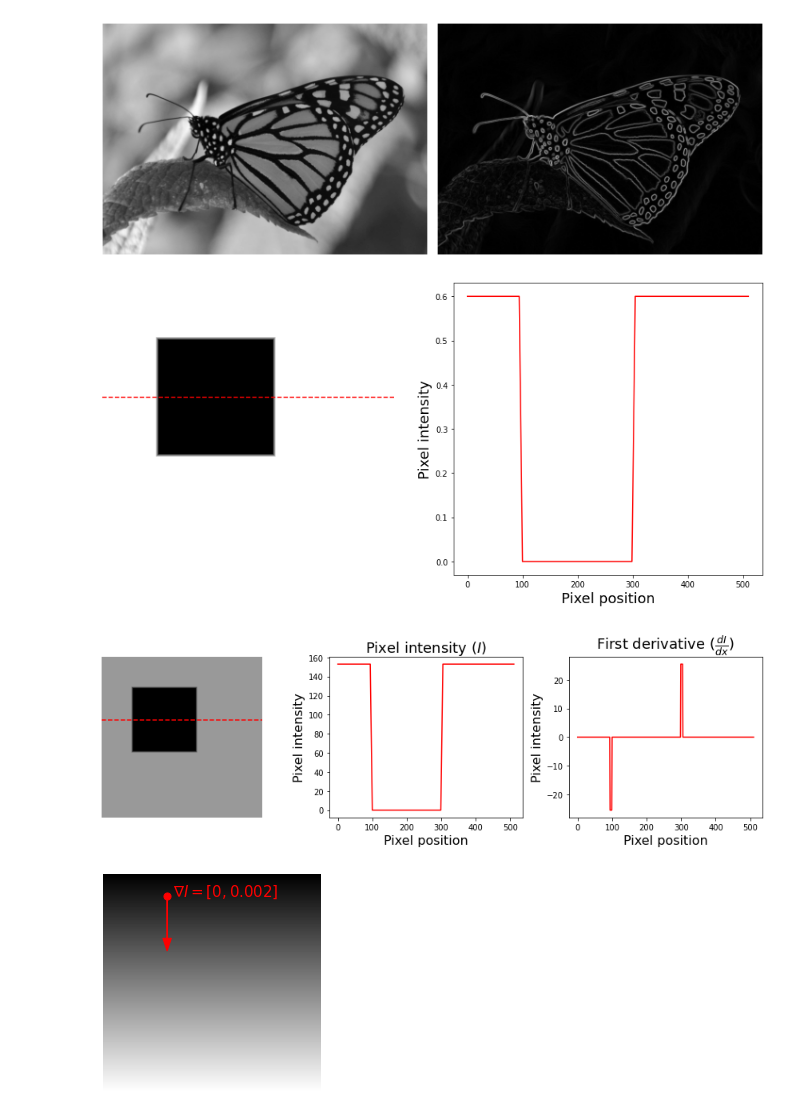
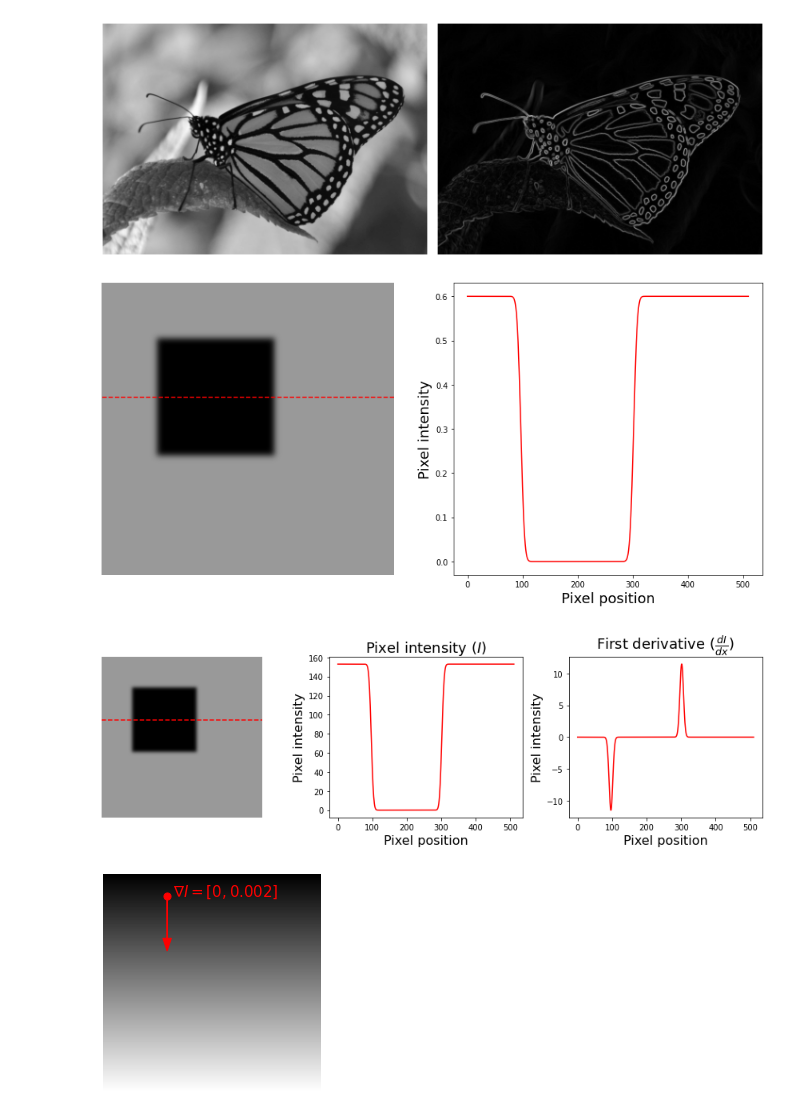
Before and after one commit to nicolaromano/BIA4, a Jupyter notebook: Lectures/05 - Edge detection methods/Lecture5_figures.ipynb, the cells around one changed output. Saved outputs shown, nothing was run; the diff lists cells and outputs as text; code cells hidden in the pictures.

```diff
--- a/Lectures/05 - Edge detection methods/Lecture5_figures.ipynb
+++ b/Lectures/05 - Edge detection methods/Lecture5_figures.ipynb
@@ -19,25 +19,28 @@ plt.tight_layout()
 # %% [output]
 [figure]
 # %%
+from skimage.filters import gaussian
+
 img = np.ones((512, 512), dtype=float) - 0.4
 
 img[95:305, 95:305] = 0.5
 img[96:304, 96:304] = 0.4
 img[97:303, 97:303] = 0.3
 img[98:302, 98:302] = 0.2
 img[99:301, 99:301] = 0.1
 img[100:300, 100:300]=0
+img = gaussian(img, 5)
 
 fig, ax = plt.subplots(ncols=2, nrows=1, figsize=(12, 6))
-ax[0].imshow(img, cmap="gray")
+ax[0].imshow(img, cmap="gray", vmin=0, vmax=1)
 ax[0].hlines(200, 0, img.shape[1], colors="r", linestyles="dashed")
 ax[0].axis("off")
 ax[1].plot(range(512), img[200], "r-")
 ax[1].set_xlabel("Pixel position", fontsize=18)
 ax[1].set_ylabel("Pixel intensity", fontsize=18)
 plt.tight_layout()
 # %% [output]
-[figure, old version]
+[figure, new version]
 # %%
 fig, ax = plt.subplots(1, 3, figsize=(12, 4))
 
@@ -56,7 +59,7 @@ ax[2].set_ylabel("Pixel intensity", fontsize=16)
 ax[2].set_title("First derivative ($\\frac{dI}{dx}$)", fontsize=18)
 plt.tight_layout()
 # %% [output]
-[figure, old version]
+[figure, new version]
 # %%
 img = np.linspace(0, 1, 512).repeat(512).reshape((512, 512))
 
```
Also changed, not shown: parts of 4 cells of this notebook, 10 other files.
